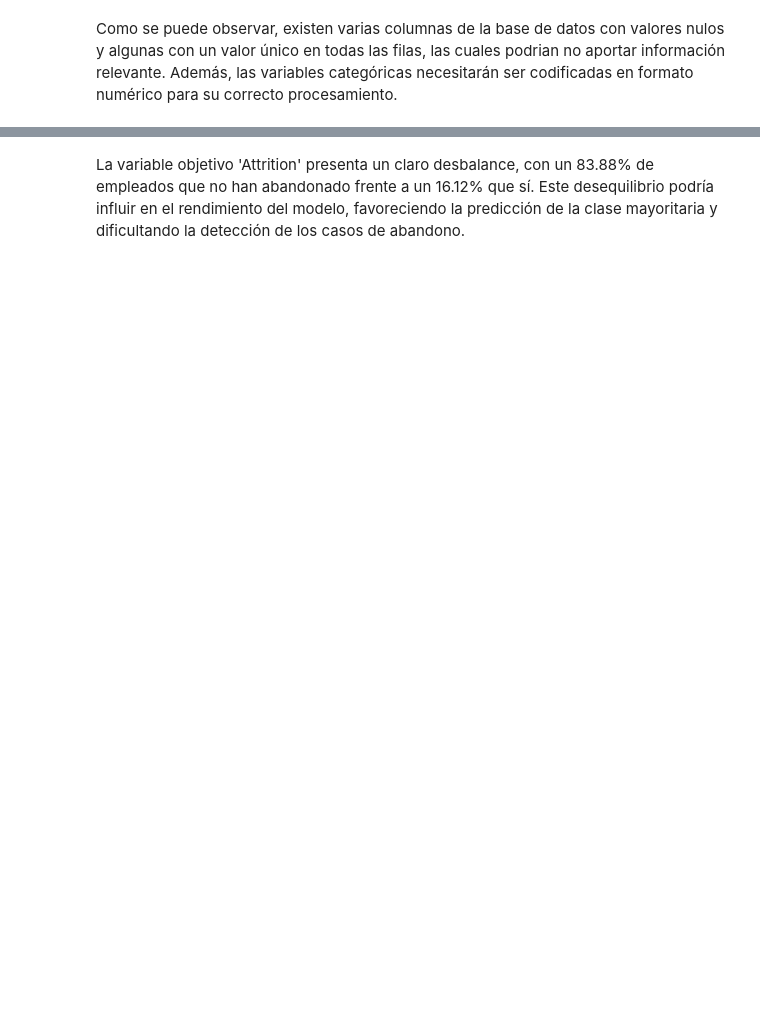
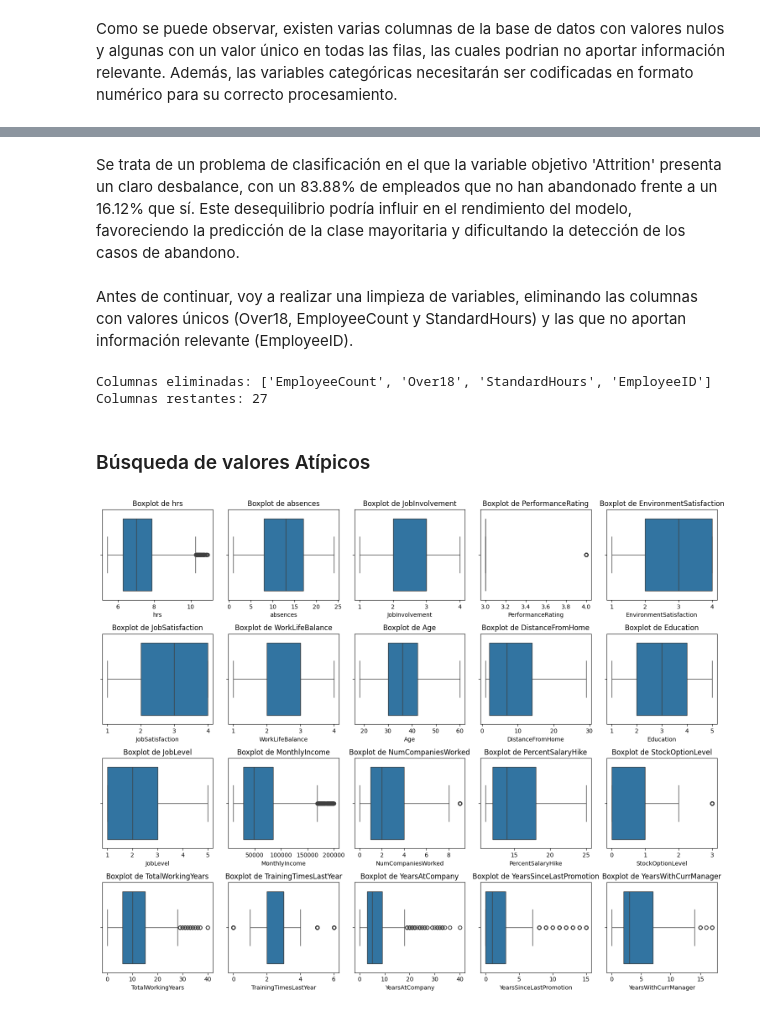
Before and after one commit to 100475757/ML_P1, a Jupyter notebook: notebook1.ipynb, the cells around one changed output, grey strips where cells are left out. Cells and saved outputs as stored; diff of their text form; code cells hidden in the pictures; blank space fills up the shorter version.

```diff
--- a/notebook1.ipynb
+++ b/notebook1.ipynb
@@ -144,3 +143,44 @@ Passing `palette` without assigning `hue` is deprecated and will be removed in v
 [figure]
 # %% [markdown]
-La variable objetivo 'Attrition' presenta un claro desbalance, con un 83.88% de empleados que no han abandonado frente a un 16.12% que sí. Este desequilibrio podría influir en el rendimiento del modelo, favoreciendo la predicción de la clase mayoritaria y dificultando la detección de los casos de abandono.
+Se trata de un problema de clasificación en el que la variable objetivo 'Attrition' presenta un claro desbalance, con un 83.88% de empleados que no han abandonado frente a un 16.12% que sí. Este desequilibrio podría influir en el rendimiento del modelo, favoreciendo la predicción de la clase mayoritaria y dificultando la detección de los casos de abandono.
+# %% [markdown]
+Antes de continuar, voy a realizar una limpieza de variables, eliminando las columnas con valores únicos (Over18, EmployeeCount y StandardHours) y las que no aportan información relevante (EmployeeID).
+# %%
+# Eliminación de las columnas con valores únicos
+employees_ava = employees_ava.drop(columns=unique_columns)
+
+# Eliminación de la columna "EmployeeID"
+employees_ava = employees_ava.drop(columns="EmployeeID")
+
+# Nueva asignación de las columnas numéricas
+numeric_employees_ava = employees_ava.select_dtypes(include=[np.number])
+
+print("Columnas eliminadas: ['EmployeeCount', 'Over18', 'StandardHours', 'EmployeeID']")
+print("Columnas restantes:", employees_ava.shape[1])
+# %% [output]
+Columnas eliminadas: ['EmployeeCount', 'Over18', 'StandardHours', 'EmployeeID']
+Columnas restantes: 27
+# %% [markdown]
+### Búsqueda de valores Atípicos
+# %%
+# Búsqueda de valores atípicos en las columnas numéricas
+
+num_plots = len(numeric_employees_ava.columns)
+num_rows = -(-num_plots // 5)
+
+fig, axs = plt.subplots(num_rows, 5, figsize=(15, 3*num_rows))
+
+axs = axs.flatten() # Aplanar el array de ejes para facilitar el acceso
+
+for i, column in enumerate(numeric_employees_ava.columns):
+    sns.boxplot(x=numeric_employees_ava[column], ax=axs[i])
+    axs[i].set_title(f"Boxplot de {column}")
+
+# Ocultar ejes sobrantes
+for j in range(i+1, len(axs)):
+    axs[j].axis('off')
+
+plt.tight_layout()
+plt.show()
+# %% [output]
+[figure, added]
```
Also changed, not shown: parts of 8 cells of this notebook.
